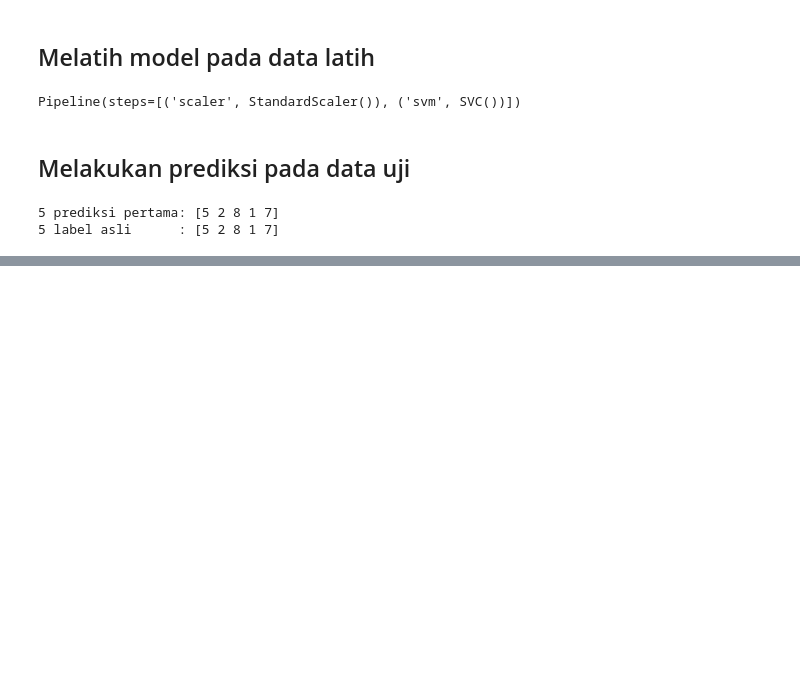
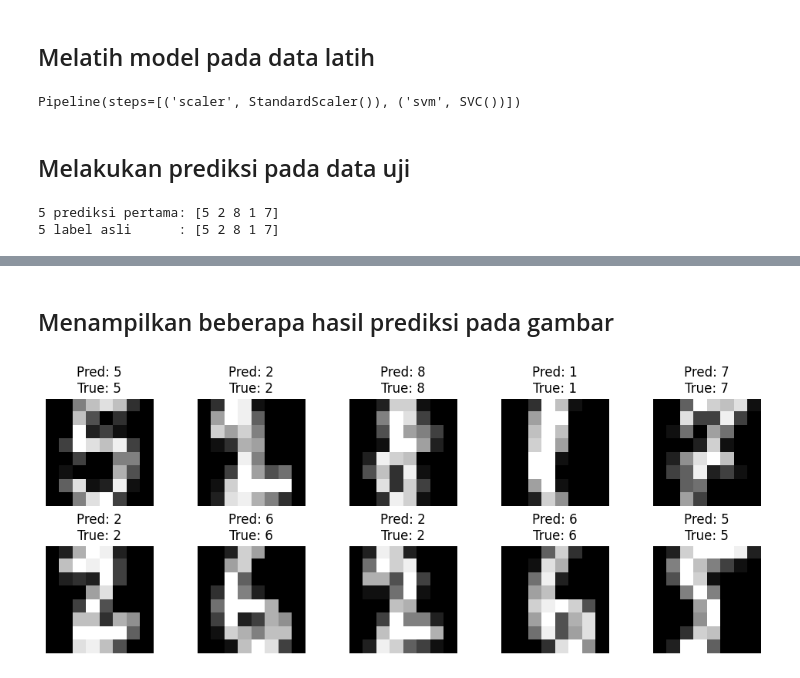
Before and after one commit to r021n/simple-machine-learing, a Jupyter notebook: Handwritten_Digit_Classification_(MNIST).ipynb, the cells around one changed output, grey strips where cells are left out. Drawn from its saved outputs; the diff is of its cells as text; code cells hidden in the pictures; blank space fills up the shorter version.

Commit message:
Generate classification report and visualize sample predictions

```diff
--- a/Handwritten_Digit_Classification_(MNIST).ipynb
+++ b/Handwritten_Digit_Classification_(MNIST).ipynb
@@ -309,0 +355,15 @@ print("5 label asli      :", y_test[:5])
+# %% [markdown]
+## Menampilkan beberapa hasil prediksi pada gambar
+# %%
+plt.figure(figsize=(10, 4))
+
+for i in range(10):
+  plt.subplot(2, 5, i + 1)
+  plt.imshow(X_test[i].reshape(8, 8), cmap='gray')
+  plt.title(f"Pred: {y_pred[i]}\nTrue: {y_test[i]}")
+  plt.axis("off")
+
+plt.tight_layout()
+plt.show()
+# %% [output]
+[figure, added]
```
Also changed, not shown: parts of 10 cells of this notebook.
